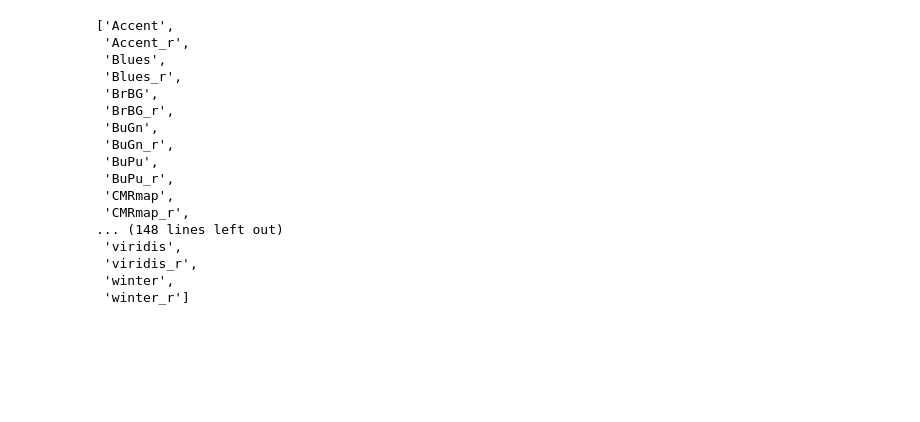
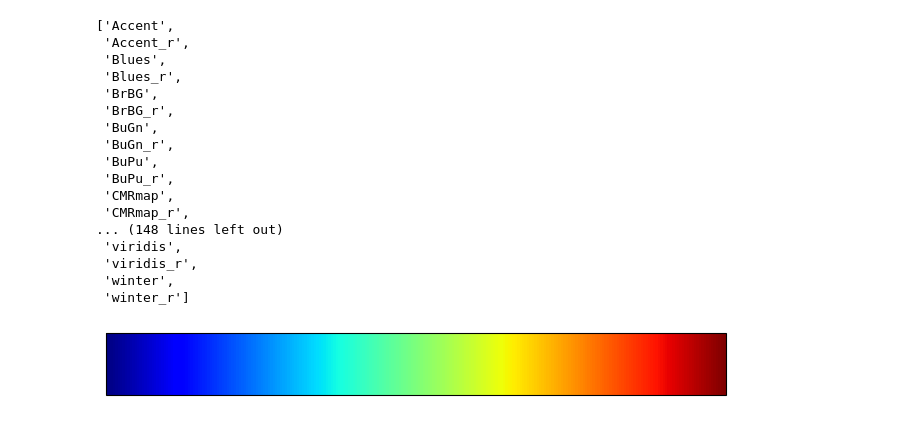
Before and after one commit to UIUC-iSchool-DataViz/is445_bcubcg_fall2022, a Jupyter notebook: _site/week03/inClass_week03.ipynb, the cells around one changed output. Saved outputs shown, nothing was run; the diff lists cells and outputs as text; code cells hidden in the pictures; blank space fills up the shorter version.

```diff
--- a/_site/week03/inClass_week03.ipynb
+++ b/_site/week03/inClass_week03.ipynb
@@ -478,3 +478,15 @@ plt.colormaps()
  'viridis_r',
  'winter',
  'winter_r']
+# %%
+# 1. make a plot and hard-code an option for a color map
+
+colormap_name = 'jet' # "bad" rainbow colormap!
+
+fig, ax = plt.subplots(figsize=(8,0.8)) # long + skinny canvas
+color_map = plt.get_cmap(colormap_name)
+matplotlib.colorbar.ColorbarBase(ax,cmap=color_map,orientation='horizontal')
+ax.xaxis.set_visible(False)
+plt.show()
+# %% [output]
+[figure, added]
```
